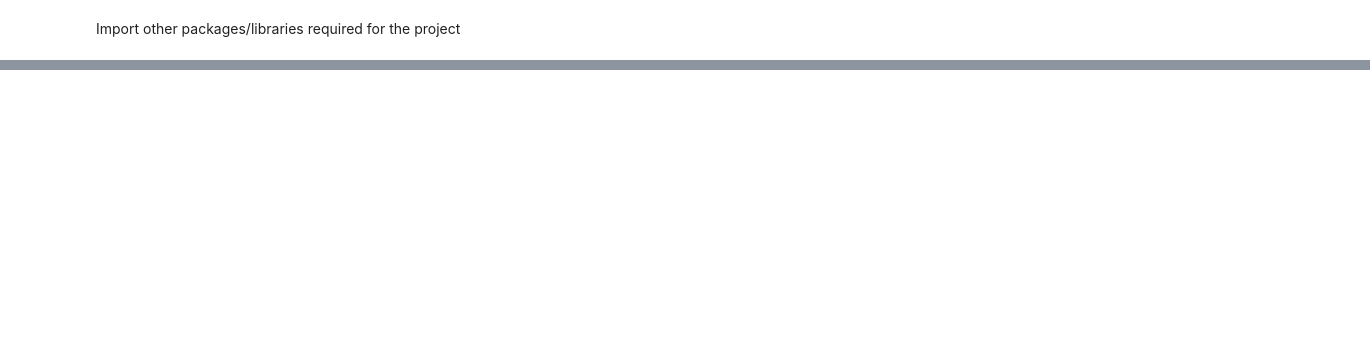
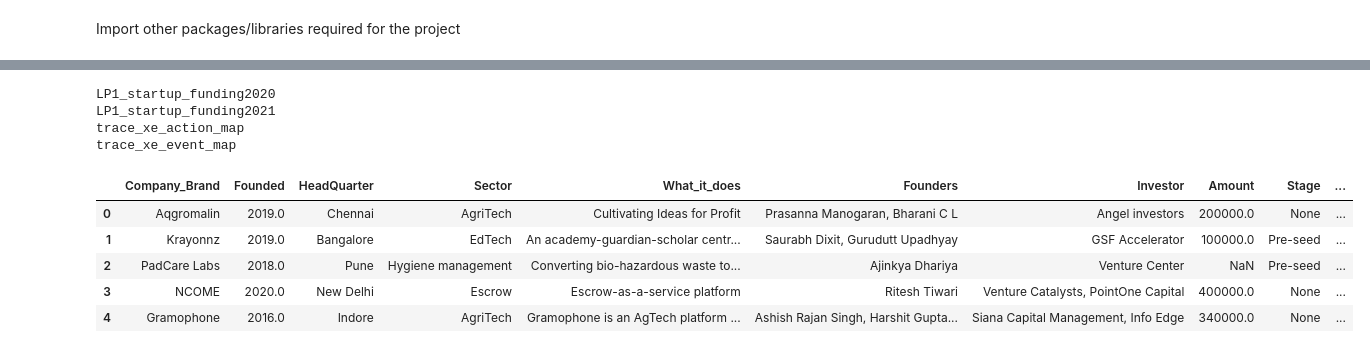
Before and after one commit to Seyipeters/Indian-Startup-Analysis, a Jupyter notebook: Indian Startup Analysis/Indian Startup Analysis Notebook.ipynb, the cells around one changed output, grey strips where cells are left out. Cells and saved outputs as stored; diff of their text form; code cells hidden in the pictures; blank space fills up the shorter version.

```diff
--- a/Indian Startup Analysis/Indian Startup Analysis Notebook.ipynb
+++ b/Indian Startup Analysis/Indian Startup Analysis Notebook.ipynb
@@ -95,0 +101,52 @@ import plotly.colors as colors
+# %%
+# Load environment variables from .env file into a dictionary
+environment_variables = dotenv_values('.env')
+
+
+# Get the values for the credentials you set in the '.env' file
+database = environment_variables.get("DATABASE")
+server = environment_variables.get("SERVER")
+username = environment_variables.get("USERNAME")
+password = environment_variables.get("PASSWORD")
+
+
+connection_string = f"DRIVER={{SQL Server}};SERVER=tcp:{server};DATABASE={database};UID={username};PWD={password}"
+# %%
+# Use the connect method of the pyodbc library and pass in the connection string.
+# This will connect to the server and might take a few seconds to be complete.
+# Check your internet connection if it takes more time than necessary
+
+connection = pyodbc.connect(connection_string)
+# %%
+# Get the cursor
+cursor = connection.cursor()
+
+# Retrieve the table names
+table_names = cursor.tables(tableType='TABLE')
+
+# Fetch all the table names
+tables = table_names.fetchall()
+
+# Print the table names
+for table in tables:
+    print(table.table_name)
+# %% [output]
+LP1_startup_funding2020
+LP1_startup_funding2021
+trace_xe_action_map
+trace_xe_event_map
+# %%
+# Now the sql query to get the data is what what you see below.
+# Note that you will not have permissions to insert delete or update this database table.
+
+query = "SELECT * FROM LP1_startup_funding2020"
+data=pd.read_sql(query,connection)
+# %%
+data.head()
+# %% [output]
+|  | Company_Brand | Founded | HeadQuarter | Sector | What_it_does | Founders | Investor | Amount | Stage | ... |
+| 0 | Aqgromalin | 2019.0 | Chennai | AgriTech | Cultivating Ideas for Profit | Prasanna Manogaran, Bharani C L | Angel investors | 200000.0 | None | ... |
+| 1 | Krayonnz | 2019.0 | Bangalore | EdTech | An academy-guardian-scholar centr... | Saurabh Dixit, Gurudutt Upadhyay | GSF Accelerator | 100000.0 | Pre-seed | ... |
+| 2 | PadCare Labs | 2018.0 | Pune | Hygiene management | Converting bio-hazardous waste to... | Ajinkya Dhariya | Venture Center | NaN | Pre-seed | ... |
+| 3 | NCOME | 2020.0 | New Delhi | Escrow | Escrow-as-a-service platform | Ritesh Tiwari | Venture Catalysts, PointOne Capital | 400000.0 | None | ... |
+| 4 | Gramophone | 2016.0 | Indore | AgriTech | Gramophone is an AgTech platform ... | Ashish Rajan Singh, Harshit Gupta... | Siana Capital Management, Info Edge | 340000.0 | None | ... |
```
Also changed, not shown: parts of 127 cells of this notebook, 3 other files.
